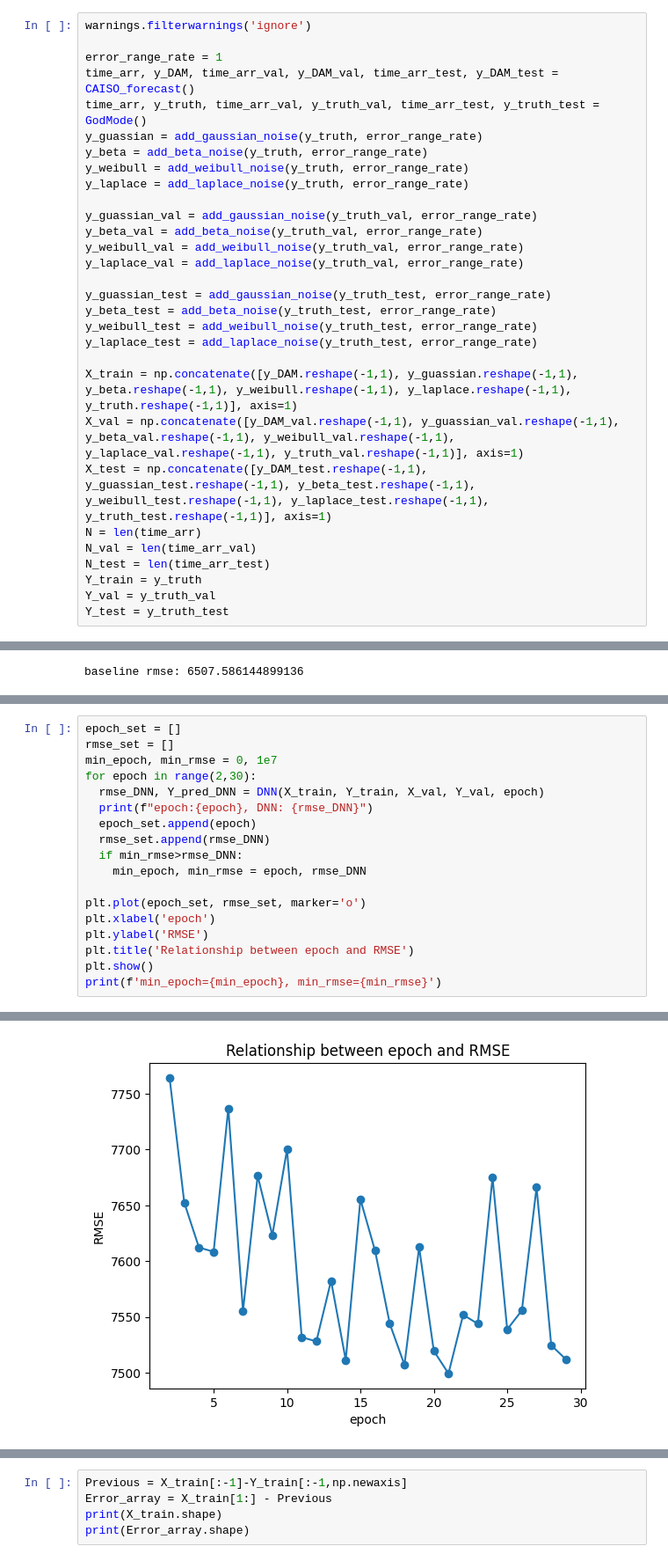
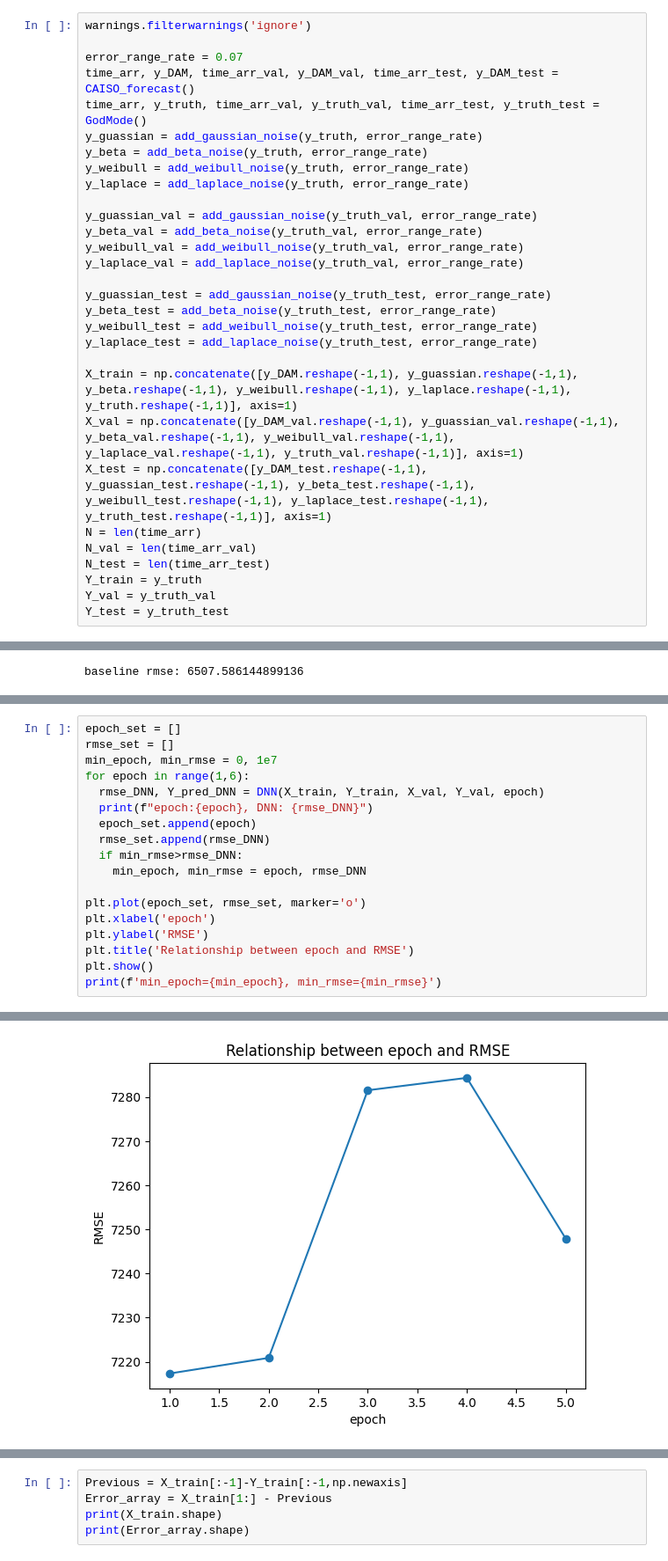
Before and after one commit to janghl/Siemens-Privacy-in-Reinforcement-Learning, a Jupyter notebook: demand.ipynb, the cells around one changed output, grey strips where cells are left out. Shown at 88% size. Cells and saved outputs as stored; diff of their text form.

```diff
--- a/demand.ipynb
+++ b/demand.ipynb
@@ -290,7 +290,7 @@ limit_display(5)
 # %%
 warnings.filterwarnings('ignore')
 
-error_range_rate = 1
+error_range_rate = 0.07
 time_arr, y_DAM, time_arr_val, y_DAM_val, time_arr_test, y_DAM_test = CAISO_forecast()
 time_arr, y_truth, time_arr_val, y_truth_val, time_arr_test, y_truth_test = GodMode()
 y_guassian = add_gaussian_noise(y_truth, error_range_rate)
@@ -494,7 +499,7 @@ epoch:100, DNN: 7581.217643653035
 epoch_set = []
 rmse_set = []
 min_epoch, min_rmse = 0, 1e7
-for epoch in range(2,30):
+for epoch in range(1,6):
   rmse_DNN, Y_pred_DNN = DNN(X_train, Y_train, X_val, Y_val, epoch)
   print(f"epoch:{epoch}, DNN: {rmse_DNN}")
   epoch_set.append(epoch)
@@ -529 +532 @@ epoch:29, DNN: 7512.048550426882
-[figure, old version]
+[figure, new version]
```
Also changed, not shown: parts of 14 cells of this notebook.
